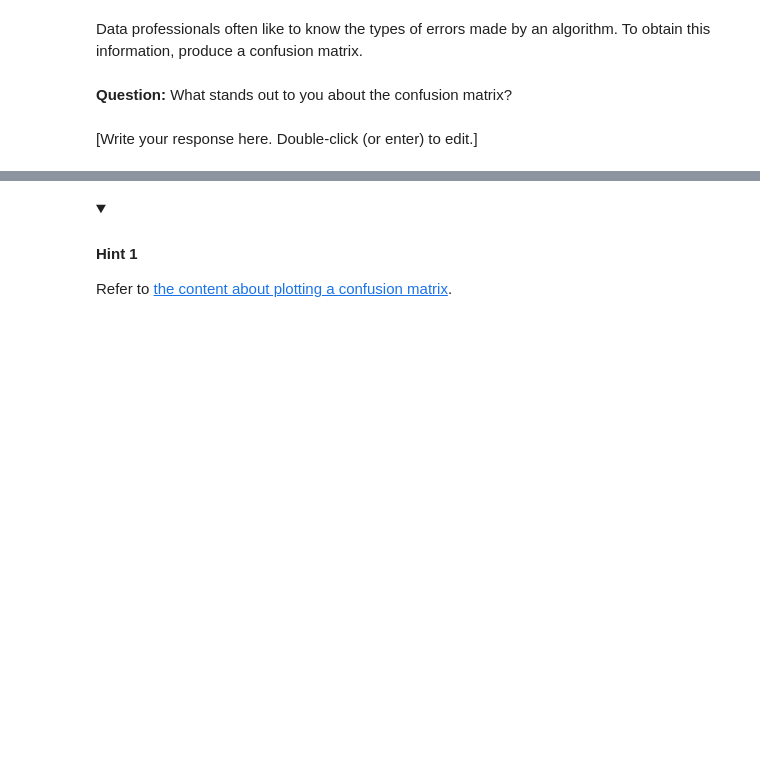
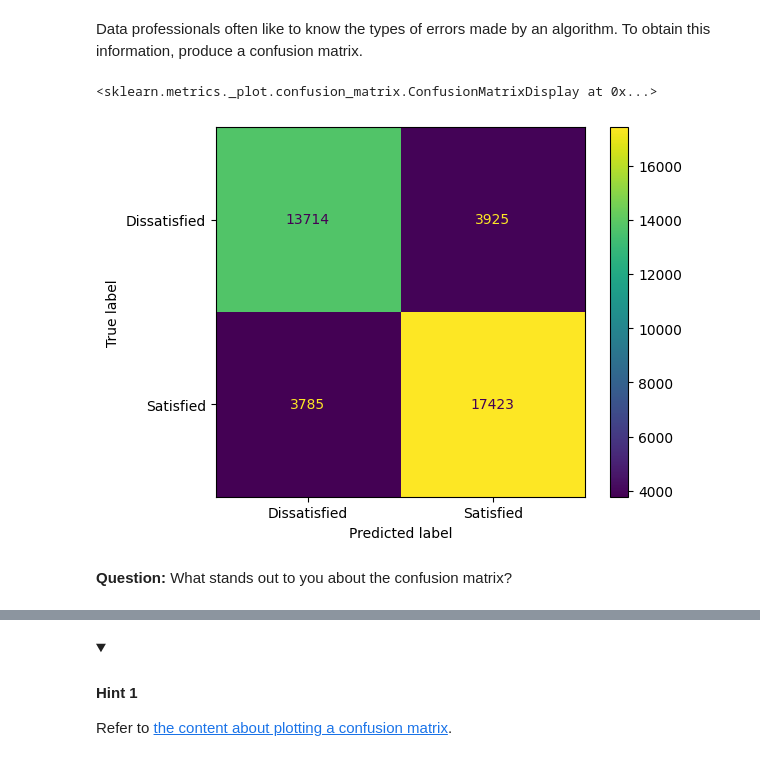
Before and after one commit to Cyberoctane29/Python-For-Data-Analysis, a Jupyter notebook: Course-5/Module_5/2_activity_perform_logistic_regression.ipynb, the cells around one changed output, grey strips where cells are left out. Saved outputs shown, nothing was run; the diff lists cells and outputs as text; code cells hidden in the pictures; folded sections open; blank space fills up the shorter version.

```diff
--- a/Course-5/Module_5/2_activity_perform_logistic_regression.ipynb
+++ b/Course-5/Module_5/2_activity_perform_logistic_regression.ipynb
@@ -250,3 +374,8 @@ Put 70% of the data into a training set and the remaining 30% into a testing set
+# %%
+X=df_subset[['Inflight entertainment']]
+y=df_subset['satisfaction']
+# %%
+X_train, X_test, y_train, y_test = train_test_split(X,y, test_size=0.3, random_state=42)
 # %% [markdown]
 <details>
   <summary><h4><strong>Hint 1</strong></h4></summary>
@@ -281,3 +422,5 @@ Build a logistic regression model and fit the model to the training data.
+# %%
+clf = LogisticRegression().fit(X_train,y_train)
 # %% [markdown]
 <details>
   <summary><h4><strong>Hint 1</strong></h4></summary>
@@ -357,3 +505,5 @@ Now that you've completed your regression, review and analyze your results. Firs
+# %%
+y_pred=clf.predict(X_test)
 # %% [markdown]
 ### Print out `y_pred`
 
@@ -413,4 +587,16 @@ Data professionals often like to know the types of errors made by an algorithm.
+# %%
+cm = metrics.confusion_matrix(y_test, y_pred, labels = clf.classes_)
+
+# disp = metrics.ConfusionMatrixDisplay(confusion_matrix = cm,display_labels = clf.classes_)
+
+#or
+
+disp = metrics.ConfusionMatrixDisplay(confusion_matrix=cm, display_labels=['Dissatisfied', 'Satisfied'])
+
+
+disp.plot()
+# %% [output]
+<sklearn.metrics._plot.confusion_matrix.ConfusionMatrixDisplay at 0x...>
+[figure, added]
 # %% [markdown]
 **Question:** What stands out to you about the confusion matrix?
-# %% [markdown]
-[Write your response here. Double-click (or enter) to edit.]
```
Also changed, not shown: parts of 56 cells of this notebook.
